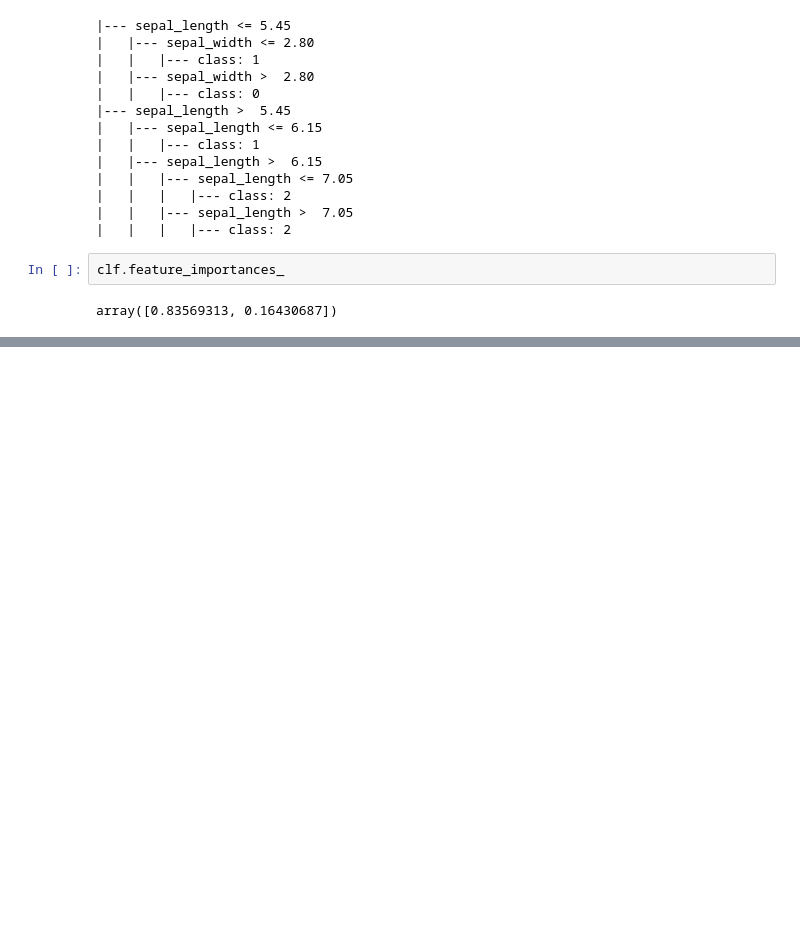
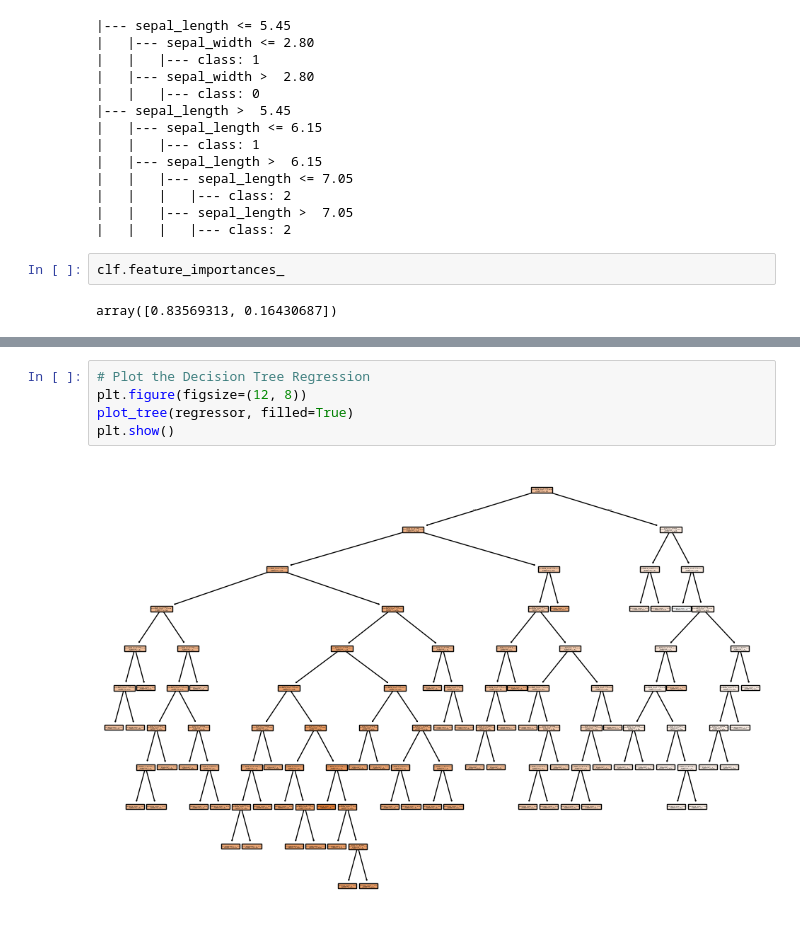
Before and after one commit to Apurba1903/Decision_Tree, a Jupyter notebook: decision_tree.ipynb, the cells around one changed output, grey strips where cells are left out. Cells and saved outputs as stored; diff of their text form; blank space fills up the shorter version.

```diff
--- a/decision_tree.ipynb
+++ b/decision_tree.ipynb
@@ -75,0 +111,7 @@ array([0.83569313, 0.16430687])
+# %%
+# Plot the Decision Tree Regression
+plt.figure(figsize=(12, 8))
+plot_tree(regressor, filled=True)
+plt.show()
+# %% [output]
+[figure, added]
```
Also changed, not shown: parts of 2 cells of this notebook.
